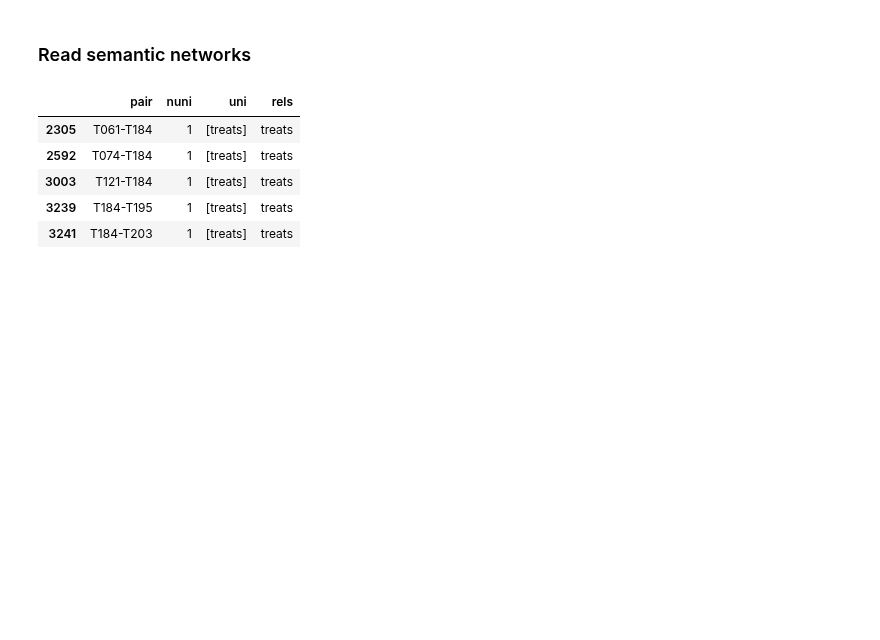
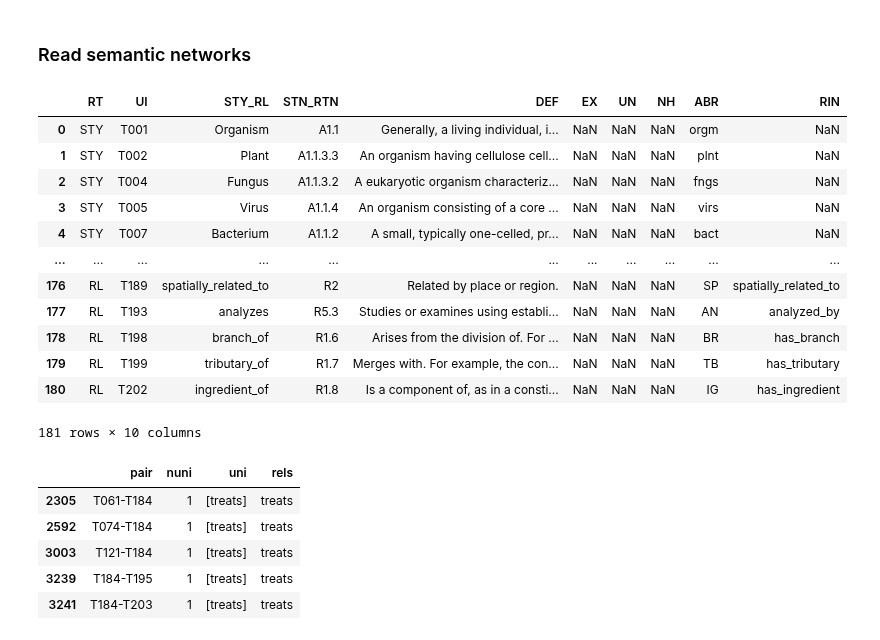
Before and after one commit to wtgme/snomed, a Jupyter notebook: distant_supervision.ipynb, the cells around one changed output. Drawn from its saved outputs; the diff is of its cells as text; code cells hidden in the pictures; blank space fills up the shorter version.

```diff
--- a/distant_supervision.ipynb
+++ b/distant_supervision.ipynb
@@ -173,4 +173,20 @@ name2tui = pd.Series(stypes.UI.values,index=stypes.STY_RL).to_dict()
 # %%
 snet['STY1_TUI'] = snet['STY1'].map(name2tui)
 snet['STY2_TUI'] = snet['STY2'].map(name2tui)
+# %%
+stypes
+# %% [output]
+|  | RT | UI | STY_RL | STN_RTN | DEF | EX | UN | NH | ABR | RIN |
+| 0 | STY | T001 | Organism | A1.1 | Generally, a living individual, i... | NaN | NaN | NaN | orgm | NaN |
+| 1 | STY | T002 | Plant | A1.1.3.3 | An organism having cellulose cell... | NaN | NaN | NaN | plnt | NaN |
+| 2 | STY | T004 | Fungus | A1.1.3.2 | A eukaryotic organism characteriz... | NaN | NaN | NaN | fngs | NaN |
+| 3 | STY | T005 | Virus | A1.1.4 | An organism consisting of a core ... | NaN | NaN | NaN | virs | NaN |
+| 4 | STY | T007 | Bacterium | A1.1.2 | A small, typically one-celled, pr... | NaN | NaN | NaN | bact | NaN |
+| ... | ... | ... | ... | ... | ... | ... | ... | ... | ... | ... |
+| 176 | RL | T189 | spatially_related_to | R2 | Related by place or region. | NaN | NaN | NaN | SP | spatially_related_to |
+| 177 | RL | T193 | analyzes | R5.3 | Studies or examines using establi... | NaN | NaN | NaN | AN | analyzed_by |
+| 178 | RL | T198 | branch_of | R1.6 | Arises from the division of. For ... | NaN | NaN | NaN | BR | has_branch |
+| 179 | RL | T199 | tributary_of | R1.7 | Merges with. For example, the con... | NaN | NaN | NaN | TB | has_tributary |
+| 180 | RL | T202 | ingredient_of | R1.8 | Is a component of, as in a consti... | NaN | NaN | NaN | IG | has_ingredient |
+181 rows × 10 columns
 # %%
```
Also changed, not shown: parts of 15 cells of this notebook.
